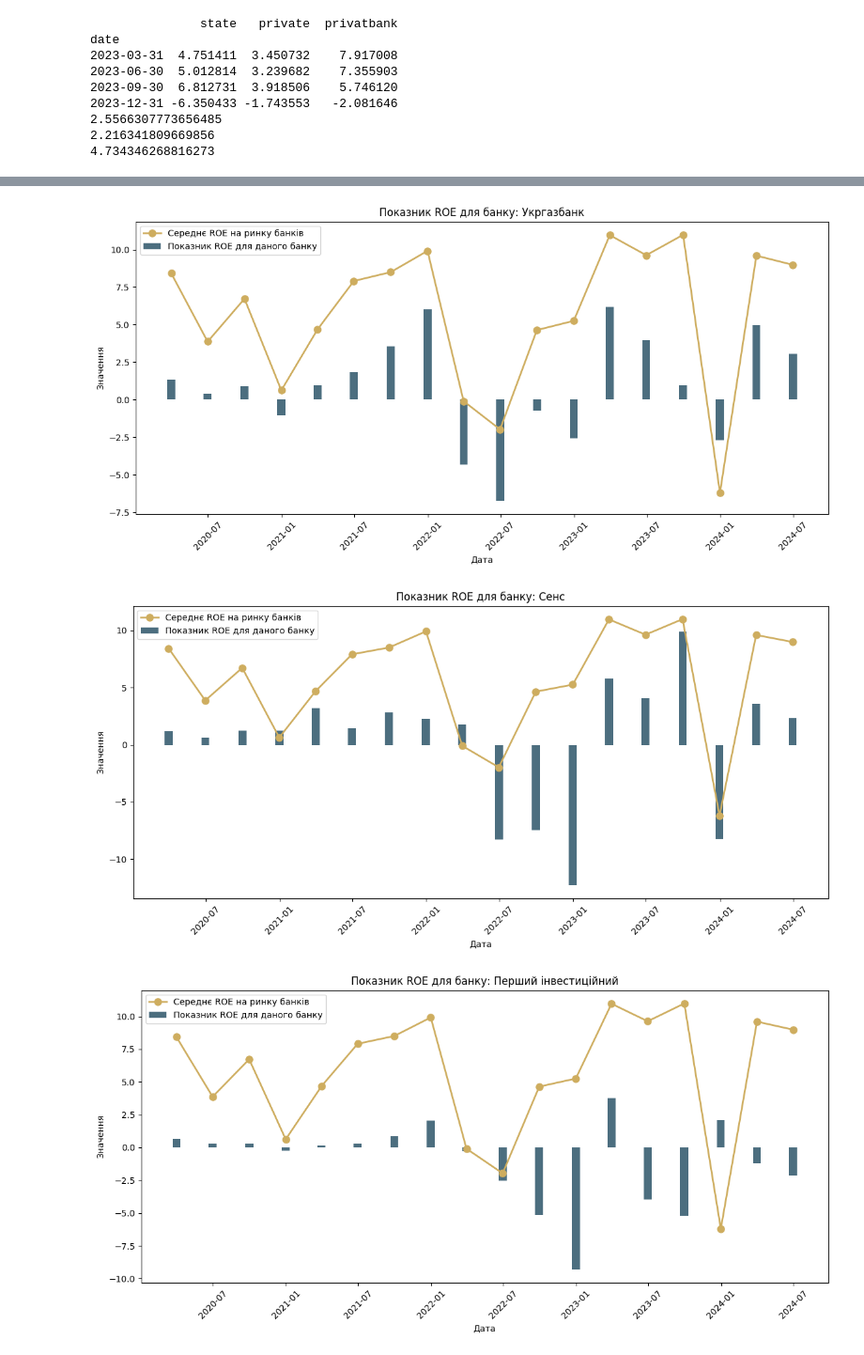
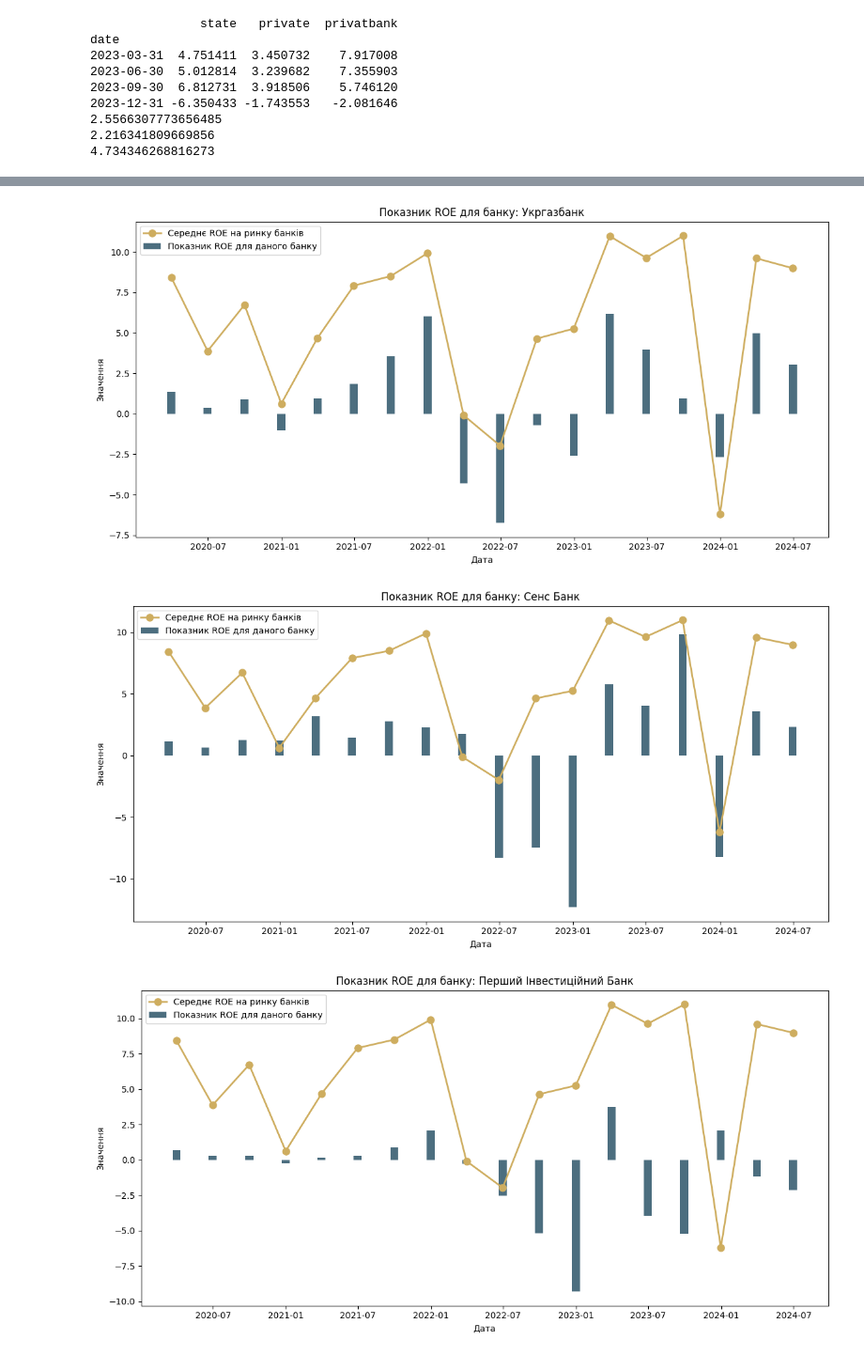
Before and after one commit to Lkupybida/ClothesIndustryAnalysys, a Jupyter notebook: roa_roe.ipynb, the cells around one changed output, grey strips where cells are left out. Shown at 94% size. Cells and saved outputs as stored; diff of their text form; code cells hidden in the pictures.

```diff
--- a/roa_roe.ipynb
+++ b/roa_roe.ipynb
@@ -156,7 +156,7 @@ def create_hist_roe(bank, df, total_df):
     plt.xlabel('Дата')
     plt.ylabel('Значення')
     plt.title(f'Показник ROE для банку: {bank}')
-    plt.xticks(rotation=45)
+    plt.xticks(rotation=0)
     plt.legend(loc='upper left')
     plt.tight_layout()
     plt.show()
@@ -175,12 +175,12 @@ create_hist_roe('Укрексімбанк', df_roe_ukreximbank, df_roe_total)
 # %%
 create_hist_roe('Укргазбанк', df_roe_ukrgasbank, df_roe_total)
 # %% [output]
-[figure, old version]
+[figure, new version]
 # %%
-create_hist_roe('Сенс', df_roe_sense, df_roe_total)
+create_hist_roe('Сенс Банк', df_roe_sense, df_roe_total)
 # %% [output]
-[figure, old version]
+[figure, new version]
 # %%
-create_hist_roe('Перший інвестиційний', df_roe_first_investment_bank, df_roe_total)
+create_hist_roe('Перший Інвестиційний Банк', df_roe_first_investment_bank, df_roe_total)
 # %% [output]
-[figure, old version]
+[figure, new version]
```
Also changed, not shown: parts of 10 cells of this notebook.
